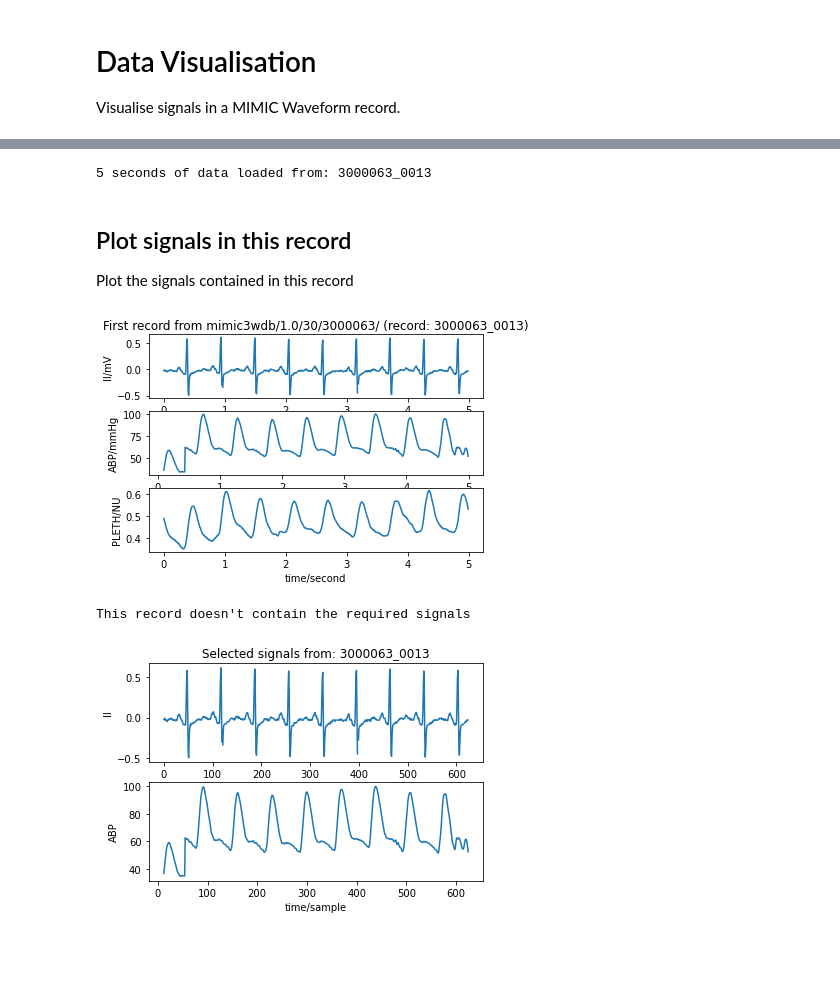
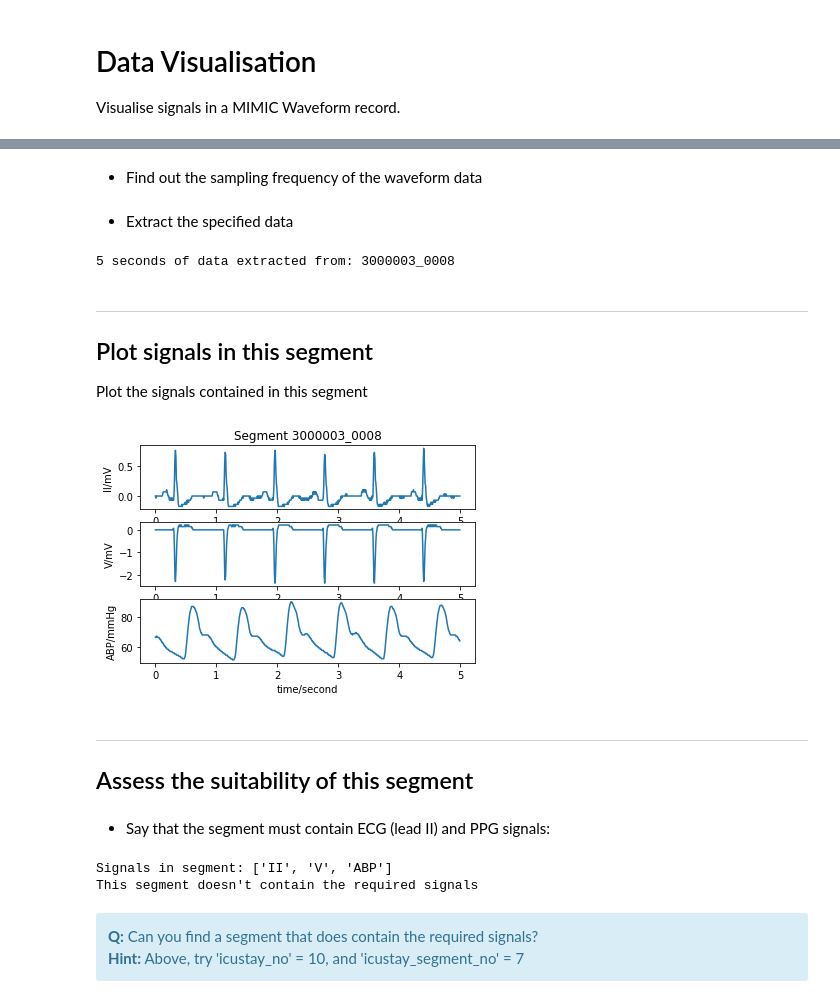
Before and after one commit to wfdb/mimic_wfdb_tutorials, a Jupyter notebook: content/tutorial/notebooks/data-visualisation.ipynb, the cells around one changed output, grey strips where cells are left out. Saved outputs shown, nothing was run; the diff lists cells and outputs as text; code cells hidden in the pictures; blank space fills up the shorter version.

Commit message:
made improvements to first three tutorials: data exploration, extraction, and visualisation

```diff
--- a/content/tutorial/notebooks/data-visualisation.ipynb
+++ b/content/tutorial/notebooks/data-visualisation.ipynb
@@ -17,0 +35,6 @@ Selected record: 3000063_0013
+# %%
+icustay_files = wfdb.get_record_list(icustay_record_dir)
+icustay_segments = [s for s in icustay_files if "_" in s]
+icustay_segment_no = 7;
+icustay_segment_name = icustay_segments[icustay_segment_no]
+print("Specified segment: '{}' within ICU stay '{}'".format(icustay_segment_name, icustay_record_name))
@@ -18,32 +47,43 @@ Selected record: 3000063_0013
+# %%
+start_seconds = 20 # time since the start of the segment at which to begin extracting data
+no_seconds_to_load = 5
+# %% [markdown]
+- Find out the sampling frequency of the waveform data
+# %%
+segment_metadata = wfdb.rdheader(record_name=icustay_segment_name, pn_dir=icustay_record_dir)
+fs = segment_metadata.fs
+# %% [markdown]
+- Extract the specified data
 # %%
-# load data from this record
-start_seconds = 0
-no_seconds_to_load = 5
-fs = 125
-record_data = wfdb.rdrecord(record_name=selected_record, sampfrom=fs*start_seconds, sampto=fs*(start_seconds+no_seconds_to_load), pn_dir=database_name)
-print("{} seconds of data loaded from: {}".format(no_seconds_to_load, selected_record))
+sampfrom = fs*start_seconds
+sampto = fs*(start_seconds+no_seconds_to_load)
+segment_data = wfdb.rdrecord(record_name=icustay_segment_name, sampfrom=sampfrom, sampto=sampto, pn_dir=icustay_record_dir)
+print("{} seconds of data extracted from: {}".format(no_seconds_to_load, icustay_segment_name))
 # %% [output]
-5 seconds of data loaded from: 3000063_0013
+5 seconds of data extracted from: 3000003_0008
 # %% [markdown]
-## Plot signals in this record
-Plot the signals contained in this record
+---
+## Plot signals in this segment
+Plot the signals contained in this segment
 # %%
-# plot the data loaded from this record
-title_text = "First record from " + database_name + " (record: " + selected_record + ")"
-wfdb.plot_wfdb(record=record_data, title=title_text, time_units='seconds')
+title_text = "Segment " + icustay_segment_name
+wfdb.plot_wfdb(record=segment_data, title=title_text, time_units='seconds')
 # %% [output]
-[figure, old version]
+[figure, new version]
+# %% [markdown]
+---
+## Assess the suitability of this segment
+# %% [markdown]
+- Say that the segment must contain ECG (lead II) and PPG signals:
 # %%
-record_contains_signals_log = 'II,' in record_data.sig_name and 'PLETH,' in record_data.sig_name
-if record_contains_signals_log:
-    print('This record contains the required signals')
+print("Signals in segment: {}".format(segment_data.sig_name))
+segment_contains_signals_log = 'II' in segment_data.sig_name and 'PLETH' in segment_data.sig_name
+if segment_contains_signals_log:
+    print('This segment contains the required signals')
 else:
-    print('This record doesn\'t contain the required signals')
+    print('This segment doesn\'t contain the required signals')
 # %% [output]
-This record doesn't contain the required signals
+Signals in segment: ['II', 'V', 'ABP']
+This segment doesn't contain the required signals
-# %%
-# plot just the signals of interest from this record
-title_text = "Selected signals from: " + selected_record
-wfdb.plot_items(signal=record_data.p_signal[:,0:2], title = title_text, ylabel = record_data.sig_name[0:2])
-# %% [output]
-[figure, removed]
+# %% [markdown]
+<div class="alert alert-block alert-info"> <b>Q:</b> Can you find a segment that does contain the required signals? <br> <b>Hint:</b> Above, try 'icustay_no' = 10, and 'icustay_segment_no' = 7 </div>
```
Also changed, not shown: parts of 11 cells of this notebook, 2 other files.
